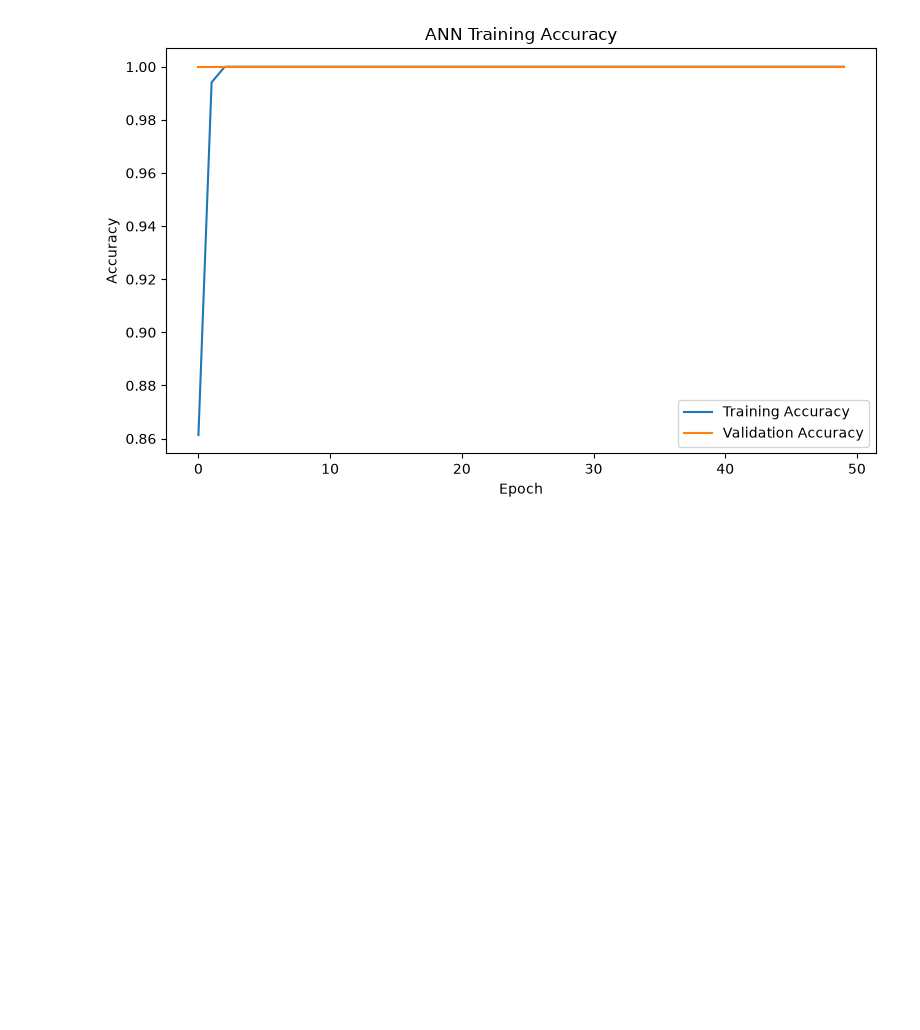
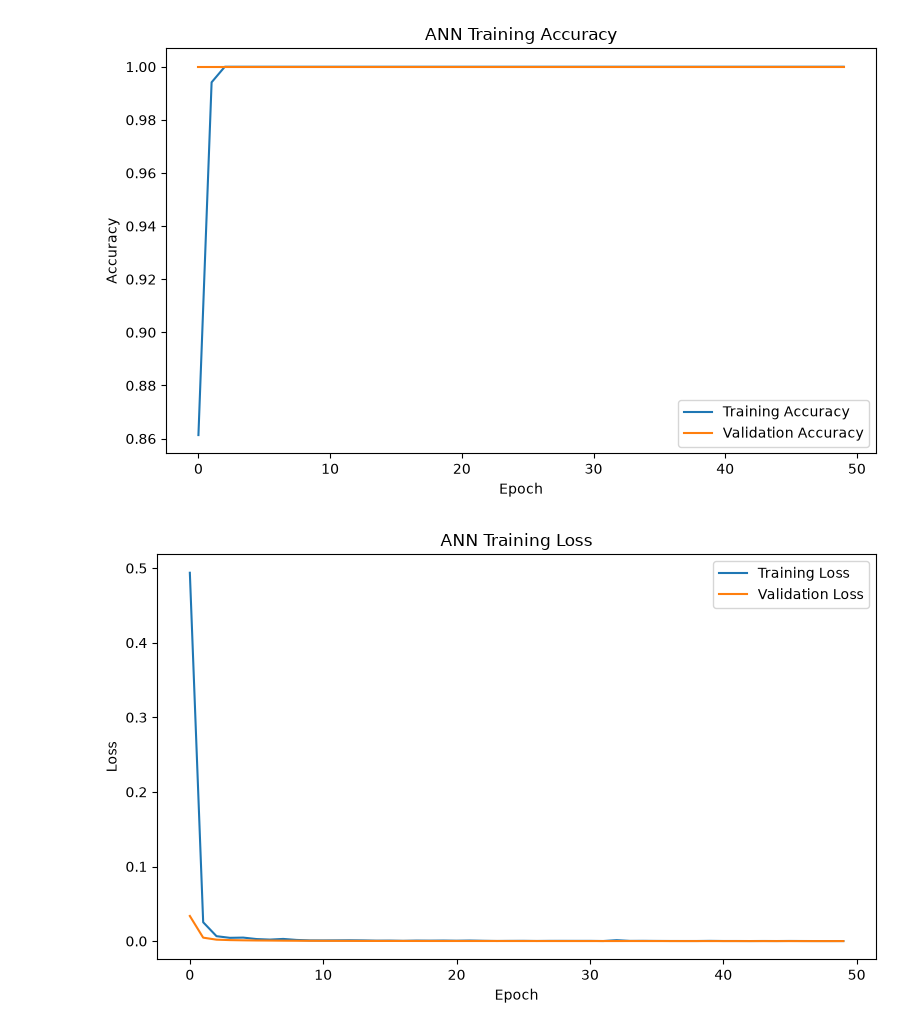
Before and after one commit to arahandoshi/computational-biology-cancer-classification, a Jupyter notebook: notebooks/06_Deep_Learning.ipynb, the cells around one changed output. Saved outputs shown, nothing was run; the diff lists cells and outputs as text; code cells hidden in the pictures; blank space fills up the shorter version.

```diff
--- a/notebooks/06_Deep_Learning.ipynb
+++ b/notebooks/06_Deep_Learning.ipynb
@@ -428,3 +428,41 @@ plt.show()
 plt.close()
 # %% [output]
 [figure]
+# %%
+plt.figure(figsize=(8,5))
+
+plt.plot(
+    history.history["loss"],
+    label="Training Loss"
+)
+
+plt.plot(
+    history.history["val_loss"],
+    label="Validation Loss"
+)
+
+plt.xlabel("Epoch")
+
+plt.ylabel("Loss")
+
+plt.title("ANN Training Loss")
+
+plt.legend()
+
+plt.tight_layout()
+
+plt.savefig(
+    "../results/figures/model_evaluation/ann_loss_curve.png",
+    dpi=300,
+    bbox_inches="tight"
+)
+
+plt.savefig(
+    "../results/figures/model_evaluation/ann_loss_curve.pdf",
+    bbox_inches="tight"
+)
+
+plt.show()
+plt.close()
+# %% [output]
+[figure, added]
```
Also changed, not shown: parts of 1 cell of this notebook.
